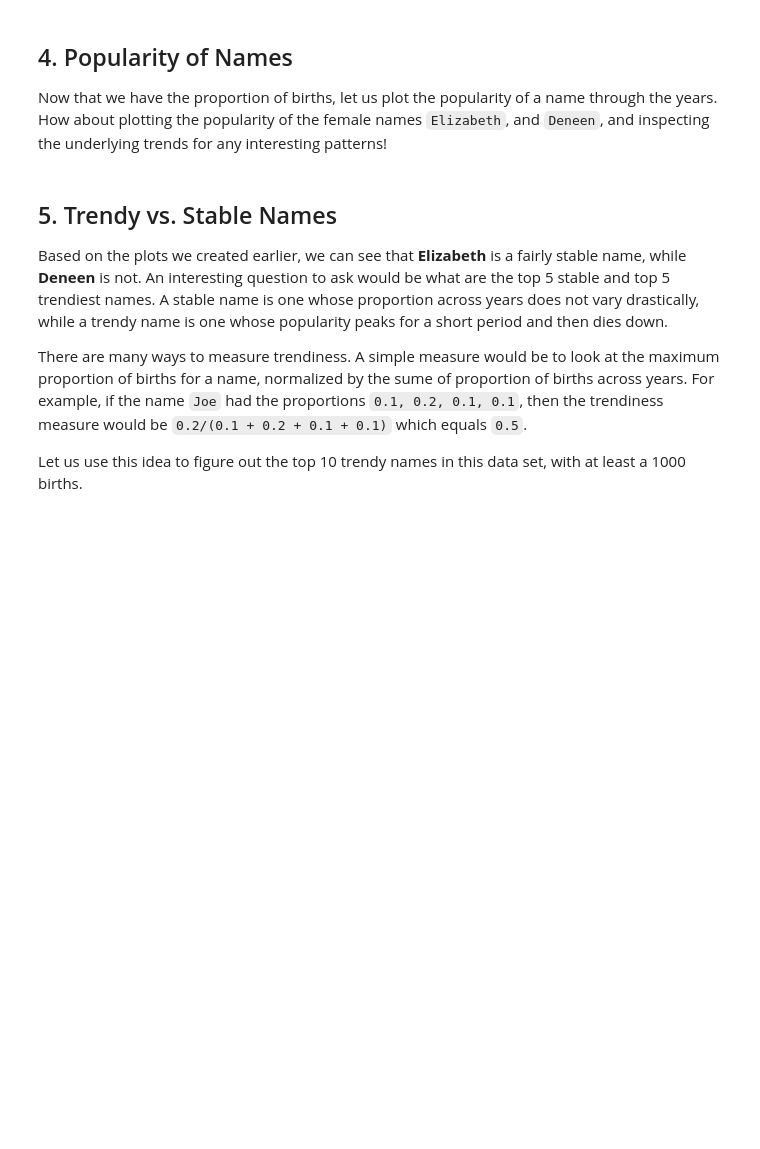
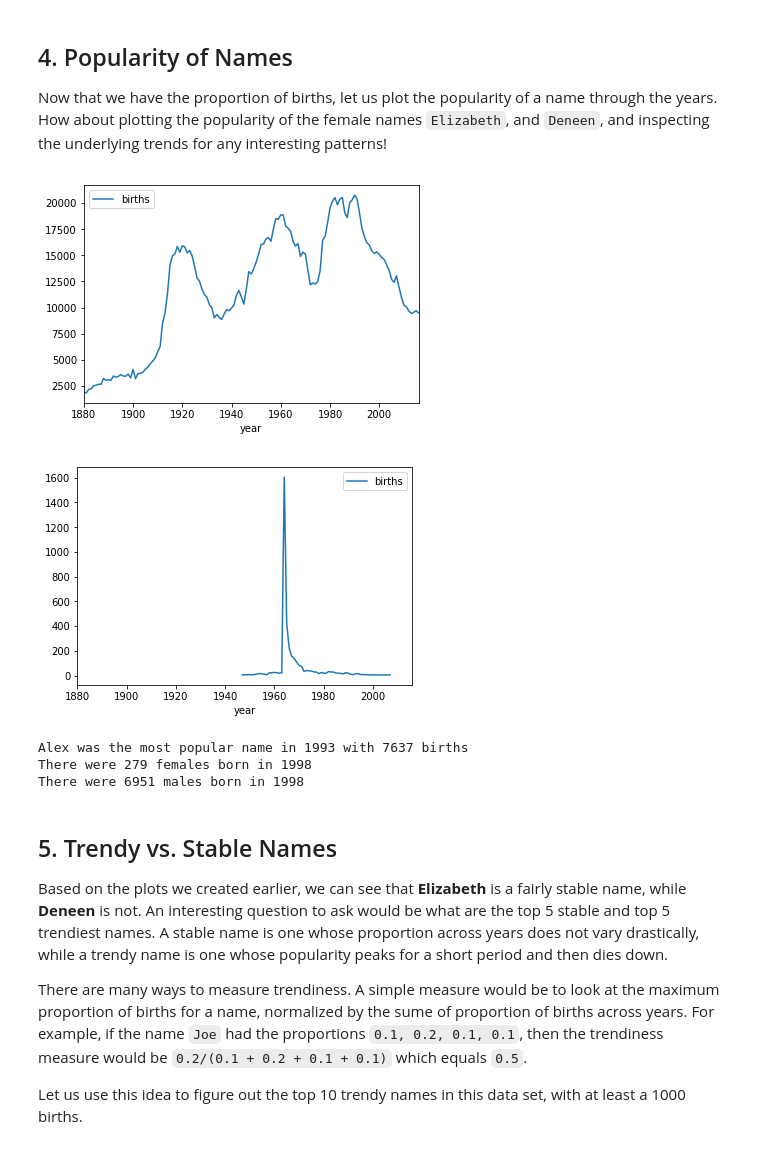
Before and after one commit to AlexAndrei98/Baby-Name-Analysis, a Jupyter notebook: notebook.ipynb, the cells around one changed output. Saved outputs shown, nothing was run; the diff lists cells and outputs as text; code cells hidden in the pictures; blank space fills up the shorter version.

```diff
--- a/notebook.ipynb
+++ b/notebook.ipynb
@@ -66,19 +66,50 @@ print(bnames2.head())
 # %%
 # Set up matplotlib for plotting in the notebook.
 %matplotlib inline
 import matplotlib.pyplot as plt
 
 def plot_trends(name, sex):
   # -- YOUR CODE HERE --
-  return
+    data = bnames[(bnames.name == name) & (bnames.sex == sex)]
+    ax = data.plot(x='year',y='births')
+    ax.set_xlim(1880,2016)
+    return ax
 
 
-# Plot trends for Elizabeth and Deneen
 # -- YOUR CODE HERE --
-
-# How many times did these female names peak?
-num_peaks_elizabeth = ...
-num_peaks_deneen    = ...
+for name in ['Elizabeth','Deneen']:
+    plot_trends(name,'F')
+# %% [output]
+[figure, added]
+[figure, added]
+# %%
+def get_max_year(name, sex):
+    data = bnames[(bnames.name == name) & (bnames.sex == sex)]
+    sort = data.sort_values( by = 'births', ascending=False)
+    year = sort.iloc[0]['year']
+    births = sort.iloc[0]['births']
+    result = name + ' was the most popular name in '+  str(year)+' with '+ str(births)+' births'
+    return result
+print(get_max_year('Alex','M'))
+
+def get_year_info(name,year):
+    data = bnames[(bnames.name == name) & (bnames.year == year)].reset_index(drop=True)
+    size= data.shape[0]
+    if (size == 1):
+        if(data.loc[0]['sex'] == 'M'):
+            output = 'There were '+ str(data.iloc[0]['births']) + ' males born in '+str(data.iloc[0]['year'])
+        else:
+            output = 'There were '+ str(data.iloc[0]['births']) + ' females born in '+str(data.iloc[0]['year'])
+    else:
+        females = 'There were '+ str(data.iloc[0]['births']) + ' females born in '+str(data.iloc[0]['year'])
+        males   = 'There were '+ str(data.iloc[1]['births']) + ' males born in '  +str(data.iloc[1]['year'])
+        output= females + ' \n' +males
+    return output
+print(get_year_info('Alex',1998))
+# %% [output]
+Alex was the most popular name in 1993 with 7637 births
+There were 279 females born in 1998
+There were 6951 males born in 1998
 # %% [markdown]
 ## 5. Trendy vs. Stable Names
 <p>Based on the plots we created earlier, we can see that <strong>Elizabeth</strong> is a fairly stable name, while <strong>Deneen</strong> is not. An interesting question to ask would be what are the top 5 stable and top 5 trendiest names. A stable name is one whose proportion across years does not vary drastically, while a trendy name is one whose popularity peaks for a short period and then dies down. </p>
```
